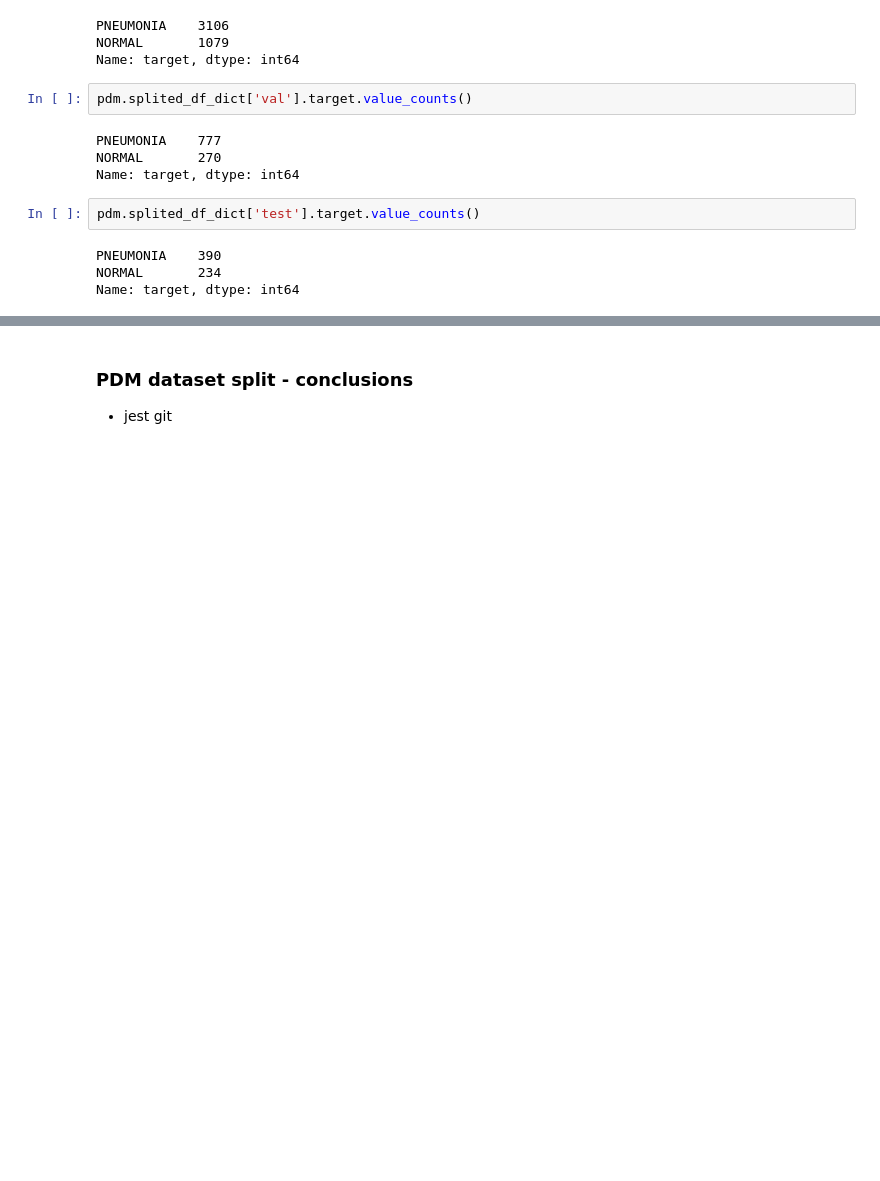
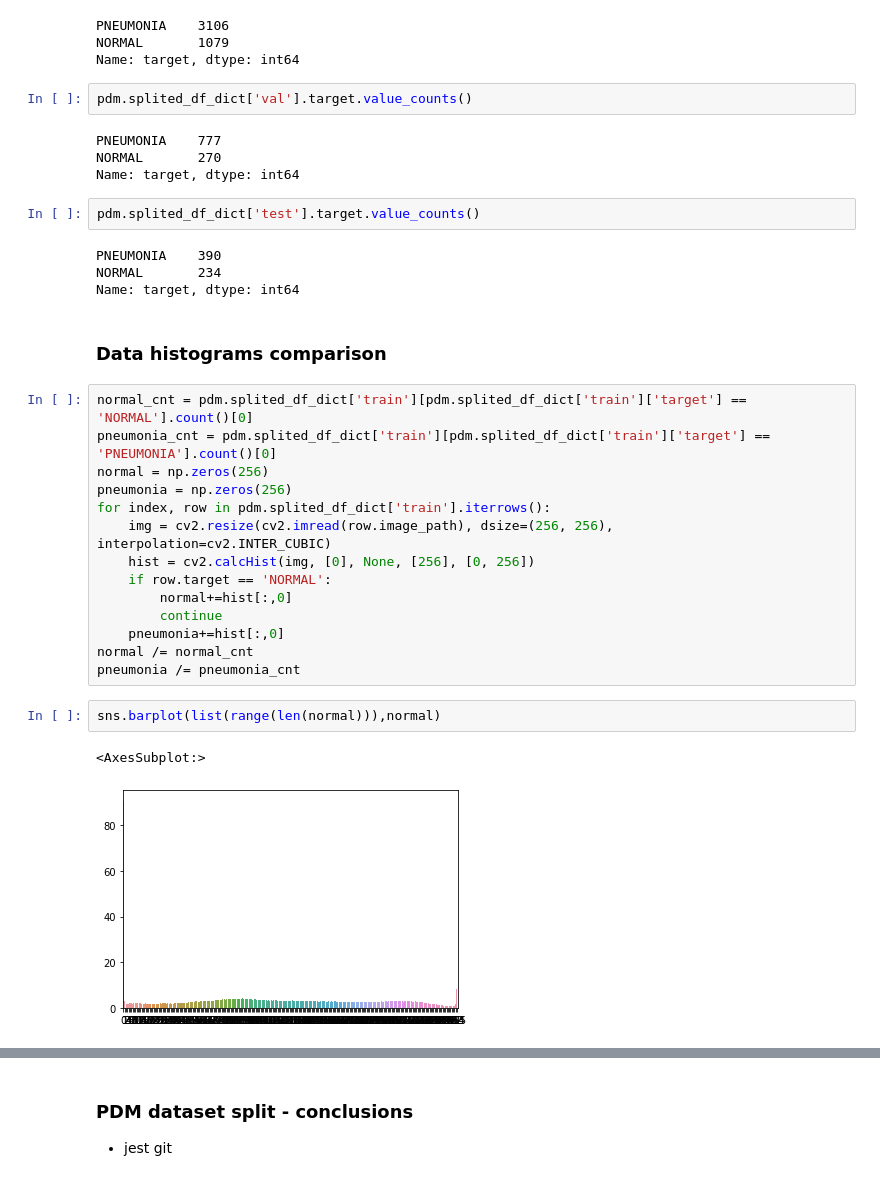
Before and after one commit to akkolyth/bayesian-pneumonia-detection, a Jupyter notebook: EDA/EDA.ipynb, the cells around one changed output, grey strips where cells are left out. Cells and saved outputs as stored; diff of their text form; blank space fills up the shorter version.

Commit message:
Updated EDA with histograms and PCA analysis

```diff
--- a/EDA/EDA.ipynb
+++ b/EDA/EDA.ipynb
@@ -174,3 +175,24 @@ pdm.splited_df_dict['test'].target.value_counts()
 PNEUMONIA    390
 NORMAL       234
 Name: target, dtype: int64
+# %% [markdown]
+### Data histograms comparison
+# %%
+normal_cnt = pdm.splited_df_dict['train'][pdm.splited_df_dict['train']['target'] == 'NORMAL'].count()[0]
+pneumonia_cnt = pdm.splited_df_dict['train'][pdm.splited_df_dict['train']['target'] == 'PNEUMONIA'].count()[0]
+normal = np.zeros(256)
+pneumonia = np.zeros(256)
+for index, row in pdm.splited_df_dict['train'].iterrows():
+    img = cv2.resize(cv2.imread(row.image_path), dsize=(256, 256), interpolation=cv2.INTER_CUBIC)
+    hist = cv2.calcHist(img, [0], None, [256], [0, 256])
+    if row.target == 'NORMAL':
+        normal+=hist[:,0]
+        continue
+    pneumonia+=hist[:,0]
+normal /= normal_cnt
+pneumonia /= pneumonia_cnt
+# %%
+sns.barplot(list(range(len(normal))),normal)
+# %% [output]
+<AxesSubplot:>
+[figure, added]
```
Also changed, not shown: parts of 12 cells of this notebook.
